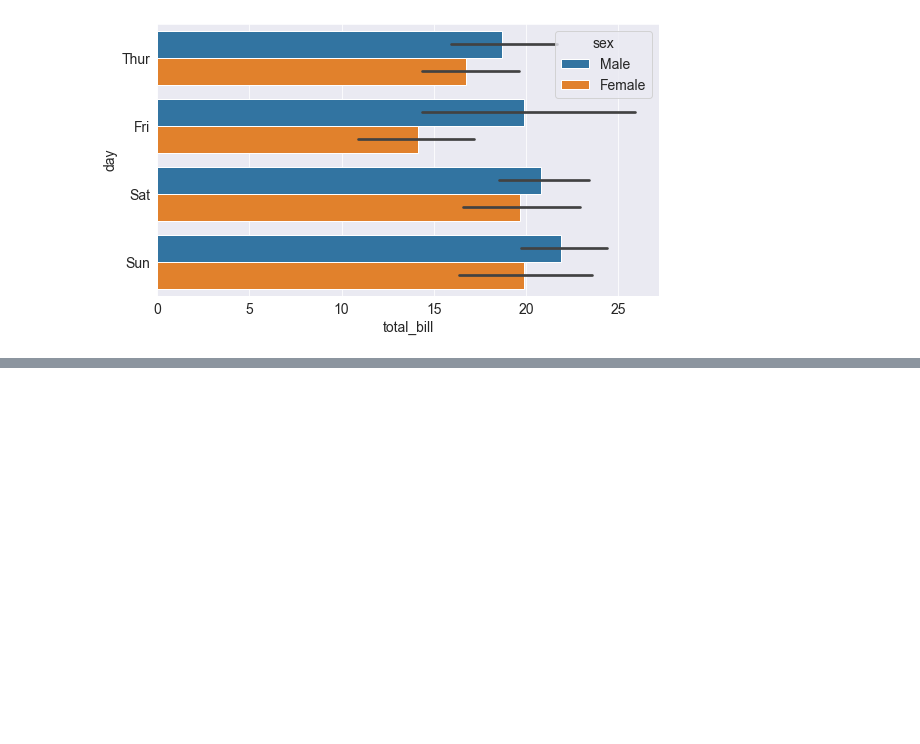
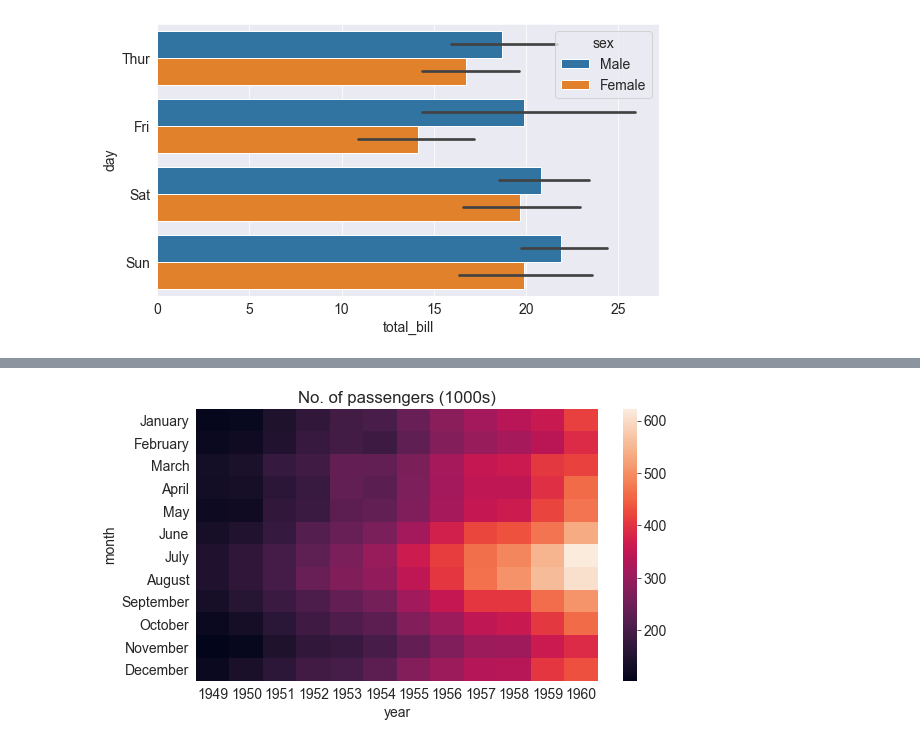
Before and after one commit to ankit11421/Data-Analysis-Stuff, a Jupyter notebook: python-matplotlib-data-visualization-v-14/Data visualization using Python, Matplotlib and Seaborn.ipynb, the cells around one changed output, grey strips where cells are left out. Saved outputs shown, nothing was run; the diff lists cells and outputs as text; code cells hidden in the pictures; blank space fills up the shorter version.

Commit message:
heatmap done

```diff
--- a/python-matplotlib-data-visualization-v-14/Data visualization using Python, Matplotlib and Seaborn.ipynb
+++ b/python-matplotlib-data-visualization-v-14/Data visualization using Python, Matplotlib and Seaborn.ipynb
@@ -368,0 +371,2 @@ sns.barplot('total_bill', 'day', hue='sex', data=tips_df);
+# %%
+flights_df = sns.load_dataset("flights").pivot("month","year","passengers");
@@ -368,0 +390,5 @@ sns.barplot('total_bill', 'day', hue='sex', data=tips_df);
+# %%
+plt.title("No. of passengers (1000s)")
+sns.heatmap(flights_df);
+# %% [output]
+[figure, added]
```
Also changed, not shown: parts of 3 cells of this notebook.
